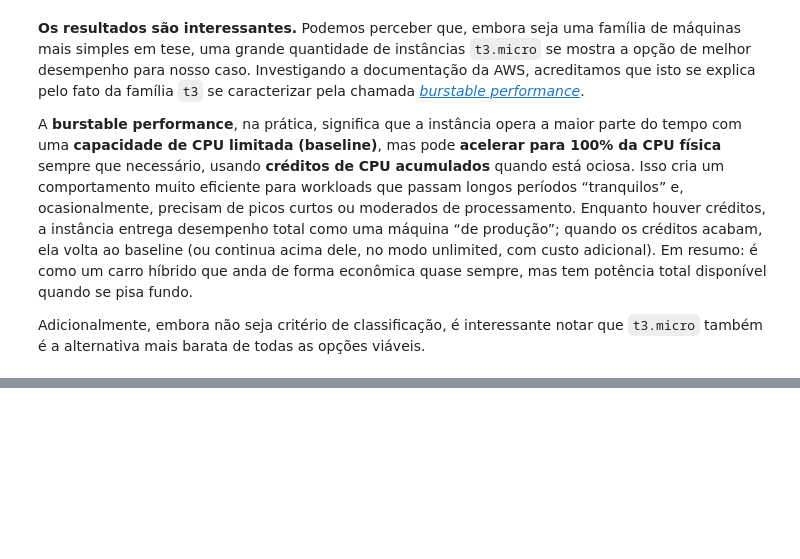
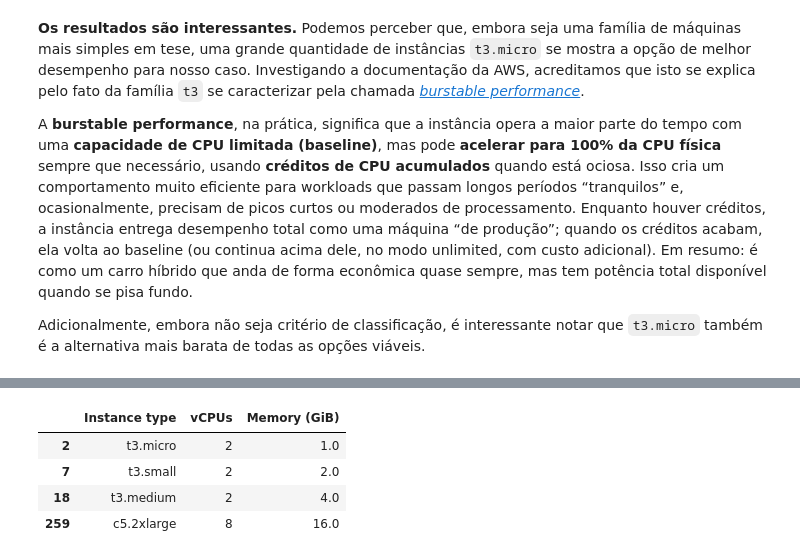
Before and after one commit to jonasluz/DIA.X540.cloud-ai, a Jupyter notebook: Project-4/Project-4.ipynb, the cells around one changed output, grey strips where cells are left out. Drawn from its saved outputs; the diff is of its cells as text; code cells hidden in the pictures; blank space fills up the shorter version.

```diff
--- a/Project-4/Project-4.ipynb
+++ b/Project-4/Project-4.ipynb
@@ -665,0 +665,11 @@ Adicionalmente, embora não seja critério de classificação, é interessante n
+# %%
+filter = lambda x: x['Instance type'] in ['t3.micro', 't3.small', 'c5.2xlarge', 't3.medium']
+columns = ['Instance type', 'vCPUs', 'Memory (GiB)']
+
+df_prices[df_prices.apply(filter, axis=1)][columns]
+# %% [output]
+|  | Instance type | vCPUs | Memory (GiB) |
+| 2 | t3.micro | 2 | 1.0 |
+| 7 | t3.small | 2 | 2.0 |
+| 18 | t3.medium | 2 | 4.0 |
+| 259 | c5.2xlarge | 8 | 16.0 |
```
Also changed, not shown: parts of 4 cells of this notebook, 1 other file.
